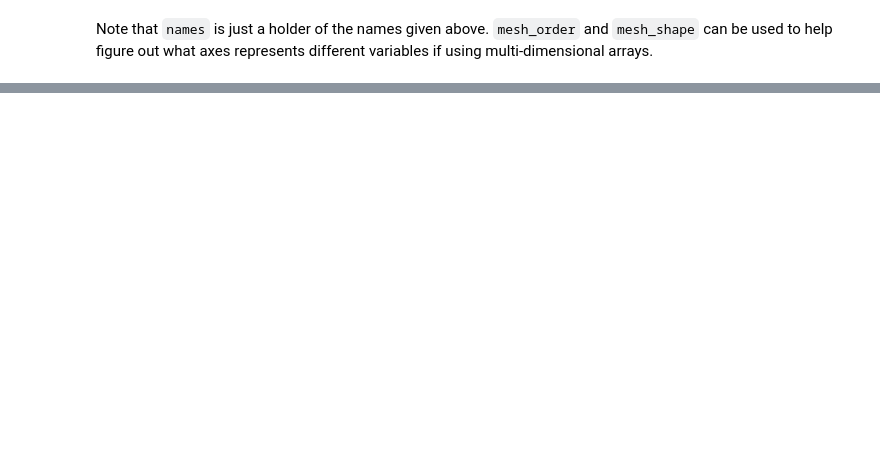
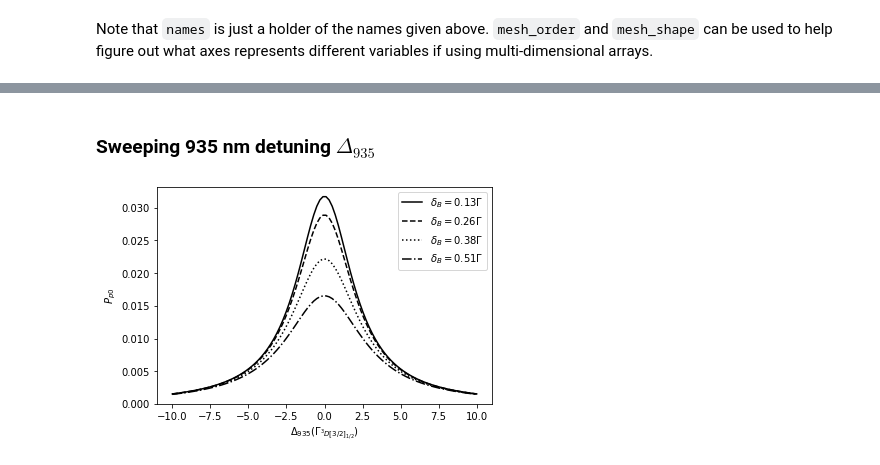
Before and after one commit to lmcc-lab/YbSimulations, a Jupyter notebook: experiment_stack.ipynb, the cells around one changed output, grey strips where cells are left out. Drawn from its saved outputs; the diff is of its cells as text; code cells hidden in the pictures; blank space fills up the shorter version.

```diff
--- a/experiment_stack.ipynb
+++ b/experiment_stack.ipynb
@@ -286,0 +350,35 @@ plt.show()
+# %% [markdown]
+### Sweeping 935 nm detuning $\Delta_{935}$
+# %%
+from ion_model import calculate_171_pop, Yb171, Lorentzian
+
+yb171 = Yb171()
+
+# define the polarisation sweep
+thetaBE370 = yb171.optimal_thetaBE
+thetaBE935 = yb171.optimal_thetaBE
+# define other constants
+s370 = 1                                # At saturation
+s935 = 1                                # At saturation
+zeeman = np.linspace(0.13, 0.51, 4)     # half of the linewidth of the 2S1/2 <-> 2P1/2 transition
+detuning370 = 5e6 * 2 * np.pi              # Detuning set to -5 MHz
+detuning935 = np.linspace(-10, 10, 100) * yb171.Gamma_3D32
+
+linestyles = ['solid', '--', ':', '-.']
+
+# Calculate the population
+excited_pop, mesh, yb171, cartesian, other = calculate_171_pop(detuning370=detuning370, detuning935=detuning935,
+                                                                s_370=s370,
+                                                                s_935=s935,
+                                                                zeeman=zeeman * yb171.Gamma_2P12,
+                                                                thetaBE370=thetaBE370,
+                                                                thetaBE935=thetaBE935)
+
+for i, det in enumerate(zeeman):
+    plt.plot(mesh.detuning935[i, :]/yb171.Gamma_3D32, excited_pop[i, :], linestyle=linestyles[i], color='k', label=f'$\delta_B={round(det, 2)}\Gamma$')
+plt.ylabel('$P_{p0}$')
+plt.xlabel('$\Delta_{935}(\Gamma_{^3D[3/2]_{1/2}})$')
+plt.legend()
+plt.show()
+# %% [output]
+[figure, added]
```
Also changed, not shown: parts of 12 cells of this notebook, 2 other files.
